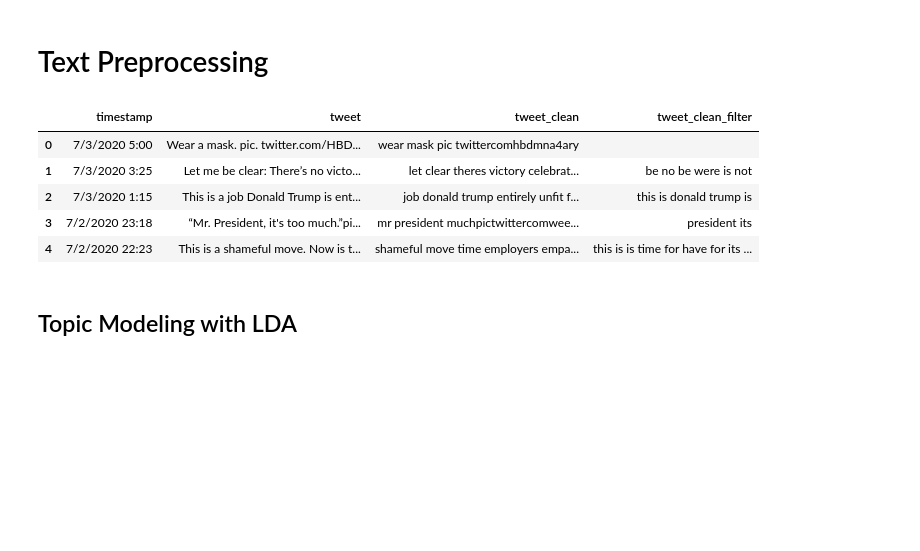
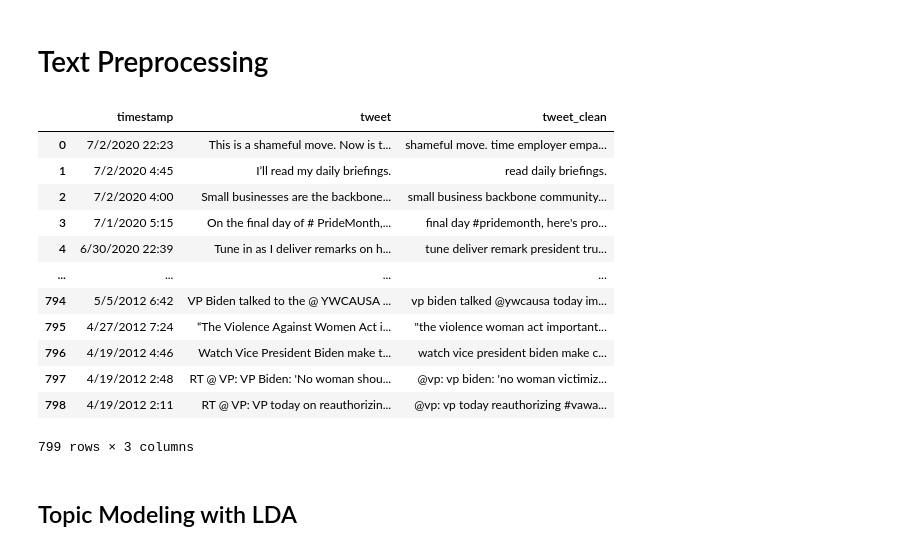
Before and after one commit to stepthom/NLP_course, a Jupyter notebook: topic_models/slides_topicmodeling_biden.ipynb, the cells around one changed output. Saved outputs shown, nothing was run; the diff lists cells and outputs as text; code cells hidden in the pictures; blank space fills up the shorter version.

```diff
--- a/topic_models/slides_topicmodeling_biden.ipynb
+++ b/topic_models/slides_topicmodeling_biden.ipynb
@@ -63,53 +115,2 @@ df = df.drop(['id', 'username', 'link', 'retweets', 'likes'], axis=1)
 # %% [markdown]
 # Text Preprocessing
-# %%
-from nltk.corpus import stopwords
-from bs4 import BeautifulSoup
-import unidecode
-
-import warnings
-
-with warnings.catch_warnings():
-    warnings.filterwarnings("ignore",category=DeprecationWarning)
-
-stop_words = set(stopwords.words('english') + stopwords.words('spanish'))
-
-lemmer = WordNetLemmatizer()
-
-def preprocess(x):
-    # Remove HTML tags
-    # (A note about the warnings: BeautifulSoup is throwing lots of DepecationWarnings, and
-    # I just don't want to see them right now.)
-    with warnings.catch_warnings():
-        warnings.filterwarnings("ignore",category=DeprecationWarning)
-        x = BeautifulSoup(x, "lxml").get_text()
-
-    # Lower case
-    x = x.lower()
-
-    # Remove punctuation
-    x = re.sub(r'[^\w\s]', '', x)
-
-    # Remove non-unicode
-    x = unidecode.unidecode(x)
-
-    # Remove numbers
-    #x = re.sub(r'\d+', '', x)
-
-    # Remove stopwords
-    x = ' '.join([w for w in x.split() if w not in stop_words])
-
-    # Lemmatize
-    #x = ' '.join([lemmer.lemmatize(w) for w in x.split()])
-
-    return x
-
-df['tweet_clean'] = df['tweet'].apply(preprocess)
-df.head()
-# %% [output]
-|  | timestamp | tweet | tweet_clean | tweet_clean_filter |
-| 0 | 7/3/2020 5:00 | Wear a mask. pic. twitter.com/HBD... | wear mask pic twittercomhbdmna4ary |  |
-| 1 | 7/3/2020 3:25 | Let me be clear: There’s no victo... | let clear theres victory celebrat... | be no be were is not |
-| 2 | 7/3/2020 1:15 | This is a job Donald Trump is ent... | job donald trump entirely unfit f... | this is donald trump is |
-| 3 | 7/2/2020 23:18 | “Mr. President, it's too much.”pi... | mr president muchpictwittercomwee... | president its |
-| 4 | 7/2/2020 22:23 | This is a shameful move. Now is t... | shameful move time employers empa... | this is is time for have for its ... |
@@ -115,0 +292,16 @@ df.head()
+# %%
+df
+# %% [output]
+|  | timestamp | tweet | tweet_clean |
+| 0 | 7/2/2020 22:23 | This is a shameful move. Now is t... | shameful move. time employer empa... |
+| 1 | 7/2/2020 4:45 | I’ll read my daily briefings. | read daily briefings. |
+| 2 | 7/2/2020 4:00 | Small businesses are the backbone... | small business backbone community... |
+| 3 | 7/1/2020 5:15 | On the final day of # PrideMonth,... | final day #pridemonth, here's pro... |
+| 4 | 6/30/2020 22:39 | Tune in as I deliver remarks on h... | tune deliver remark president tru... |
+| ... | ... | ... | ... |
+| 794 | 5/5/2012 6:42 | VP Biden talked to the @ YWCAUSA ... | vp biden talked @ywcausa today im... |
+| 795 | 4/27/2012 7:24 | “The Violence Against Women Act i... | "the violence woman act important... |
+| 796 | 4/19/2012 4:46 | Watch Vice President Biden make t... | watch vice president biden make c... |
+| 797 | 4/19/2012 2:48 | RT @ VP: VP Biden: 'No woman shou... | @vp: vp biden: 'no woman victimiz... |
+| 798 | 4/19/2012 2:11 | RT @ VP: VP today on reauthorizin... | @vp: vp today reauthorizing #vawa... |
+799 rows × 3 columns
```
Also changed, not shown: parts of 29 cells of this notebook.
